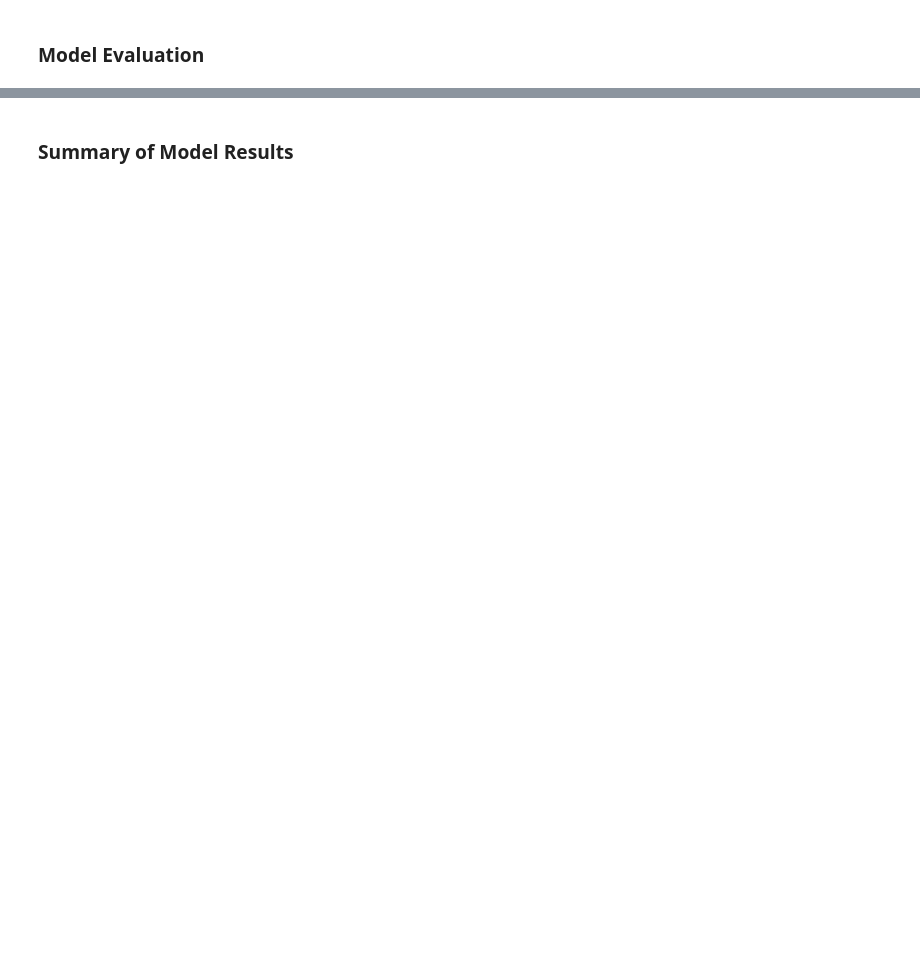
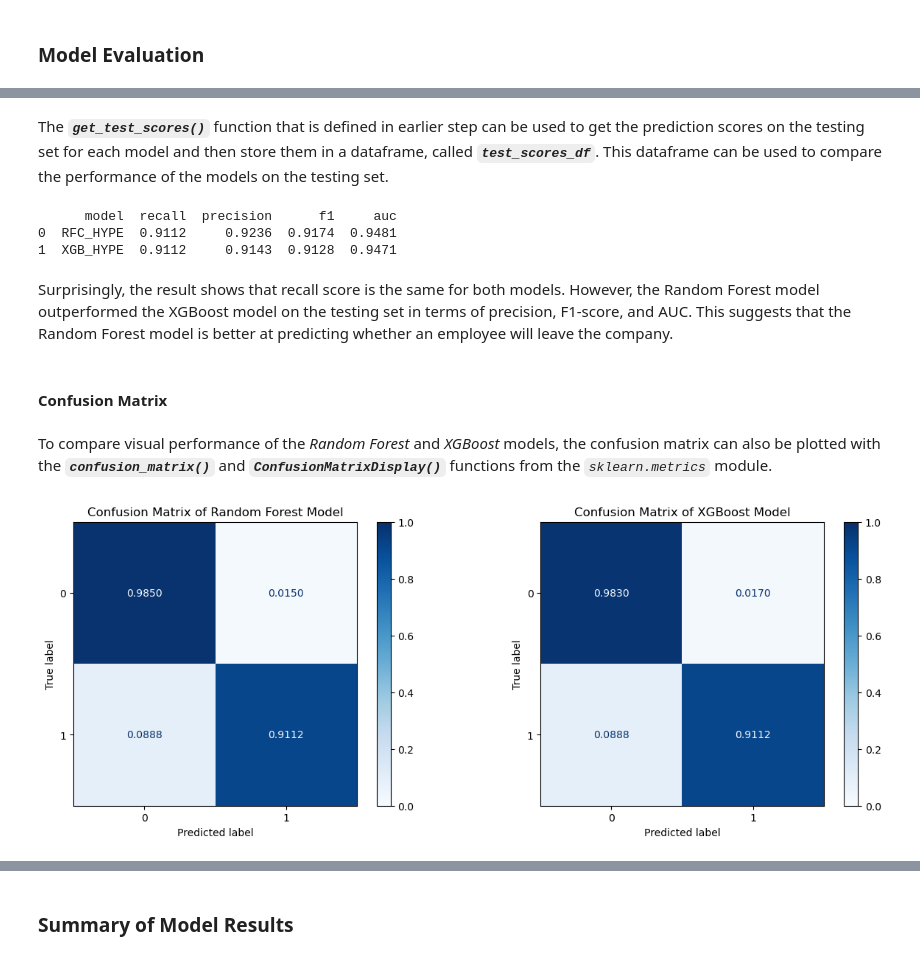
Before and after one commit to thanakorntha/salifort-employee-churn-prediction, a Jupyter notebook: employee_churn_prediction.ipynb, the cells around one changed output, grey strips where cells are left out. Saved outputs shown, nothing was run; the diff lists cells and outputs as text; code cells hidden in the pictures; blank space fills up the shorter version.

```diff
--- a/employee_churn_prediction.ipynb
+++ b/employee_churn_prediction.ipynb
@@ -747,7 +736,7 @@ y = hr_enc['left']
 X = hr_enc.drop(columns=['left'], axis=1)
 
 # Split data into training and testing sets
-X_train, X_test, y_train, y_test = train_test_split(X, y, test_size=0.2, stratify=y, random_state=random_num)
+X_train, X_test, y_train, y_test = train_test_split(X, y, test_size=0.3, stratify=y, random_state=random_num)
 
 # Get shape of each training and testing set
 print('Rows and columns of Training Set:', '`X` data', X_train.shape, 'and `y` data', y_train.shape)
@@ -1037,6 +970,2 @@ Finally, we save the trained model as a pickle file, called ***`XGB_HYP_SMOTE`**
-# %%
-# Save trained model with pickle
-path = './models/'
-write_pickle(path, xgb_smote, 'XGB_HYP_SMOTE')
 # %% [markdown]
 ### Model Evaluation
@@ -1217,0 +1000,10 @@ This section summarizes key findings and makes recommendations. It also discusse
+# %%
+# Create empty dictionary to store model names and fitted objects
+final_models = {}
+
+# Define pickle path
+pickle_path = './models/'
+
+# Load pickle fils
+final_models['RFC_HYPE'] = read_pickle(pickle_path, 'RFC_HYPE')
+final_models['XGB_HYPE'] = read_pickle(pickle_path, 'XGB_HYPE')
@@ -1217,0 +1044,43 @@ This section summarizes key findings and makes recommendations. It also discusse
+# %% [markdown]
+The ***`get_test_scores()`*** function that is defined in earlier step can be used to get the prediction scores on the testing set for each model and then store them in a dataframe, called ***`test_scores_df`***. This dataframe can be used to compare the performance of the models on the testing set.
+# %%
+# Create dataframe to store 'test_scores' list and assign to 'test_scores_df'
+test_scores_df = get_test_scores(final_models, X_test, y_test)
+
+# Display results for Random Forest and XGBoost models
+print(test_scores_df)
+# %% [output]
+      model  recall  precision      f1     auc
+0  RFC_HYPE  0.9112     0.9236  0.9174  0.9481
+1  XGB_HYPE  0.9112     0.9143  0.9128  0.9471
+# %% [markdown]
+Surprisingly, the result shows that recall score is the same for both models. However, the Random Forest model outperformed the XGBoost model on the testing set in terms of precision, F1-score, and AUC. This suggests that the Random Forest model is better at predicting whether an employee will leave the company.
+# %% [markdown]
+#### Confusion Matrix
+# %% [markdown]
+To compare visual performance of the *Random Forest* and *XGBoost* models, the confusion matrix can also be plotted with the ***`confusion_matrix()`*** and ***`ConfusionMatrixDisplay()`*** functions from the *`sklearn.metrics`* module.
+# %%
+# Create list of model names and fitted GridSearchCV objects
+models = [(final_models['RFC_HYPE'], 'Random Forest Model'), (final_models['XGB_HYPE'], 'XGBoost Model')]
+
+# Set figure size and axes
+fig, axes = plt.subplots(1, 2, figsize=(15, 5))
+
+# Loop through each model
+for idx, (model, title) in enumerate(models):
+
+    # Use best estimator of model to get predictions on testing set
+    preds = model.best_estimator_.predict(X_test)
+
+    # Compute values for confusion matrix
+    cm = confusion_matrix(y_test, preds, labels=model.classes_, normalize='true')
+
+    # Plot confusion matrix
+    disp = ConfusionMatrixDisplay(confusion_matrix=cm, display_labels=model.classes_)
+    disp.plot(cmap='Blues', values_format='.4f', ax=axes[idx], im_kw={'vmin': 0, 'vmax': 1})
+    axes[idx].set_title(f'Confusion Matrix of {title}')
+
+# Display plots
+plt.show()
+# %% [output]
+[figure, added]
```
Also changed, not shown: parts of 144 cells of this notebook.
